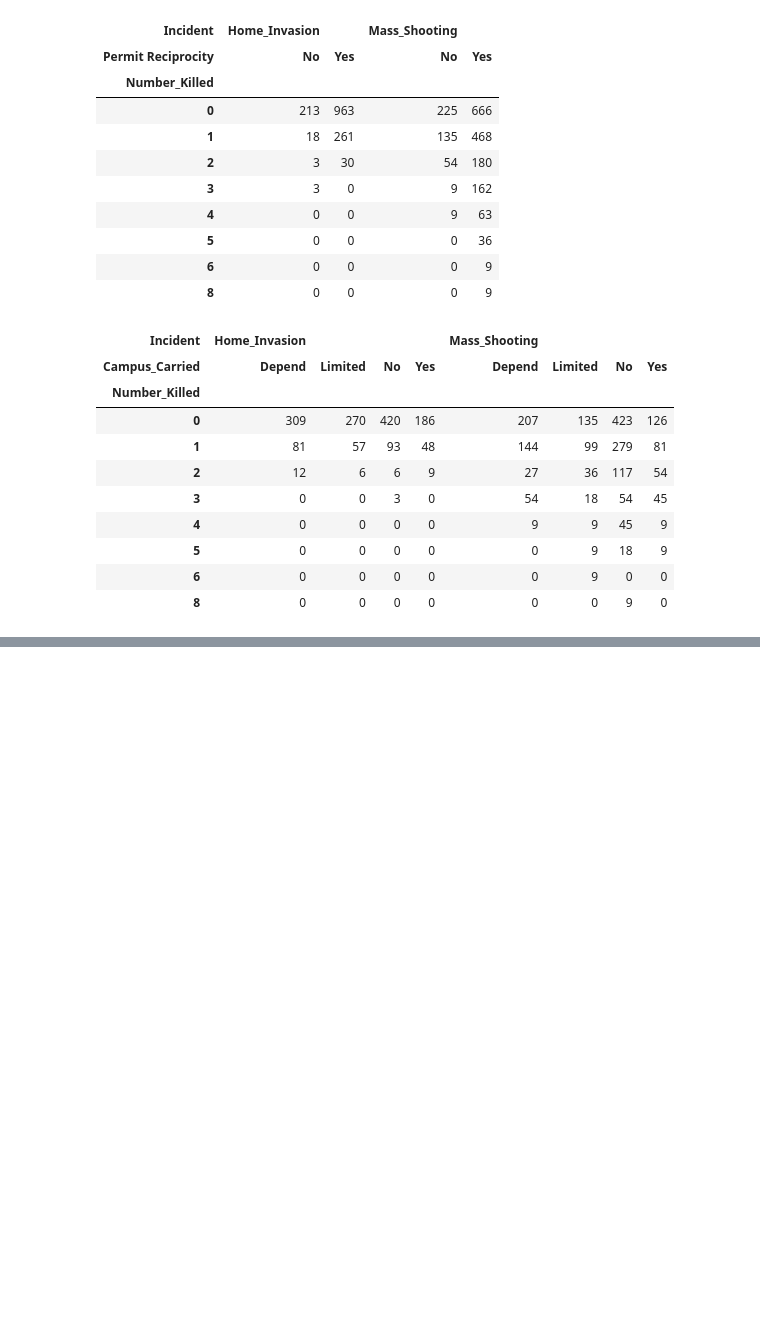
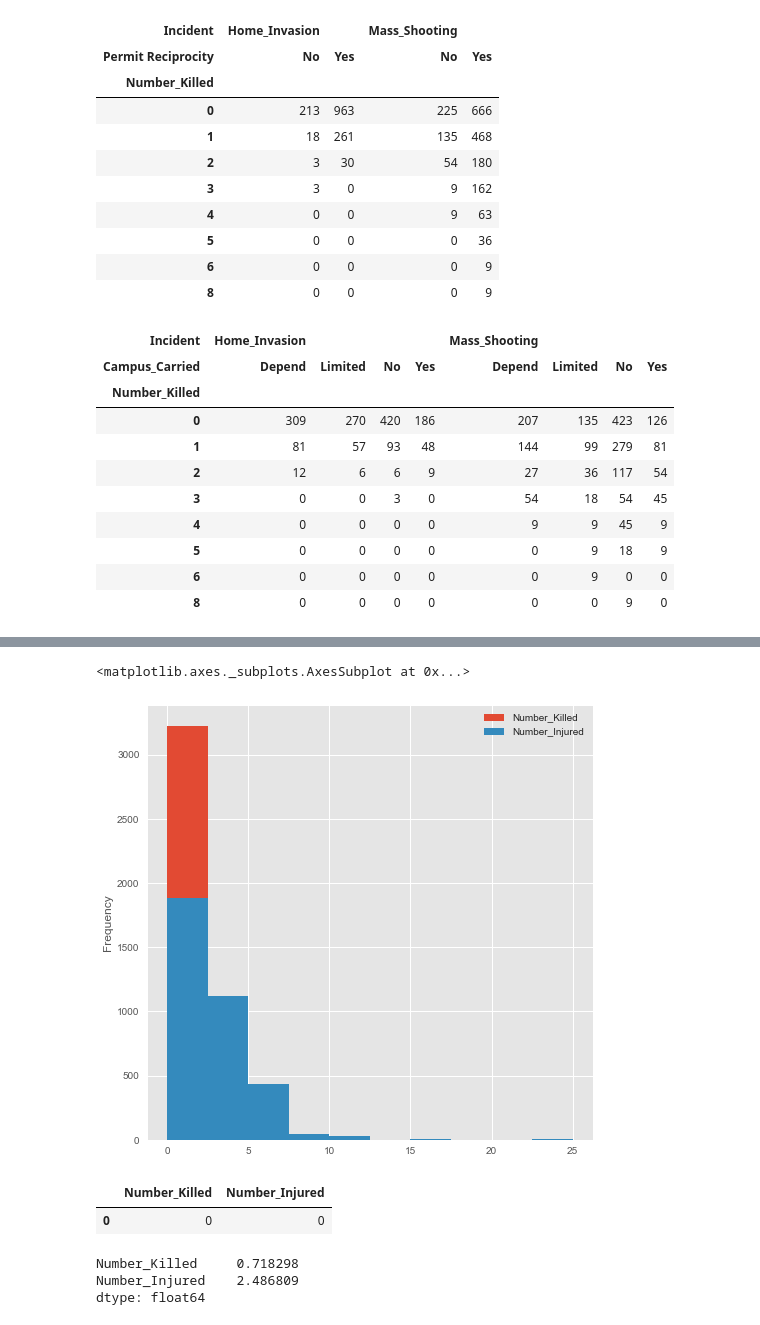
Before and after one commit to phanguyen/DS-SF-36, a Jupyter notebook: final-project/Final_P2_Cleaning&EDA_V2.ipynb, the cells around one changed output, grey strips where cells are left out. Saved outputs shown, nothing was run; the diff lists cells and outputs as text; code cells hidden in the pictures; blank space fills up the shorter version.

```diff
--- a/final-project/Final_P2_Cleaning&EDA_V2.ipynb
+++ b/final-project/Final_P2_Cleaning&EDA_V2.ipynb
@@ -280,0 +297,16 @@ pd.crosstab(df["Number_Killed"],
+# %%
+df[ ['Number_Killed', 'Number_Injured'] ].plot(kind = 'hist', figsize = (8, 8))
+# %% [output]
+<matplotlib.axes._subplots.AxesSubplot at 0x...>
+[figure, added]
+# %%
+df[['Number_Killed','Number_Injured']].mode()
+# %% [output]
+|  | Number_Killed | Number_Injured |
+| 0 | 0 | 0 |
+# %%
+df[['Number_Killed','Number_Injured']].mean()
+# %% [output]
+Number_Killed     0.718298
+Number_Injured    2.486809
+dtype: float64
```
Also changed, not shown: parts of 10 cells of this notebook, 3 other files.
